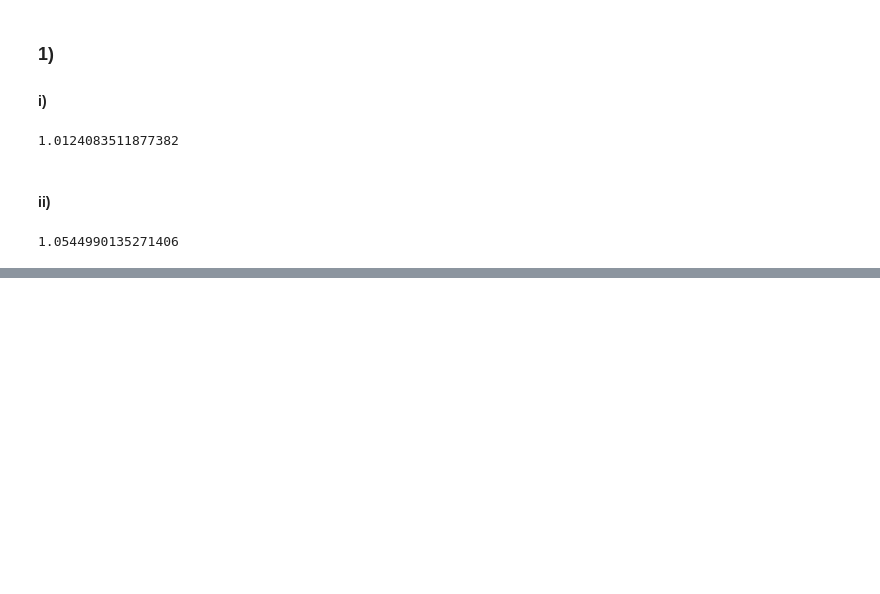
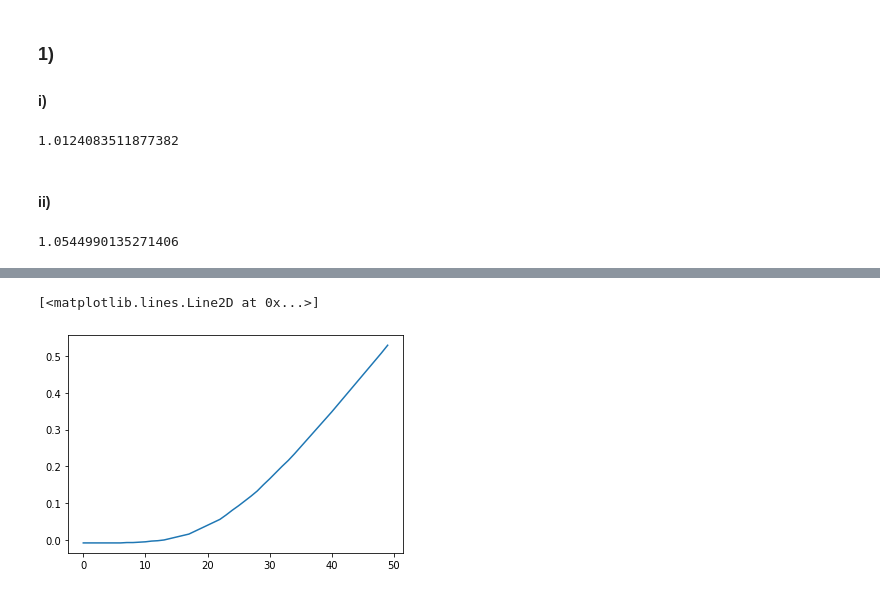
Before and after one commit to dexdx/Derivatives_Project, a Jupyter notebook: part_5.ipynb, the cells around one changed output, grey strips where cells are left out. Drawn from its saved outputs; the diff is of its cells as text; code cells hidden in the pictures; blank space fills up the shorter version.

```diff
--- a/part_5.ipynb
+++ b/part_5.ipynb
@@ -36,0 +56,10 @@ rcn2.price_RCN()
+# %%
+par_rate2 = 0
+rcn2_par = RCN_binomial(r, period_length, initial_price, delta, U, D,
+                       payment_dates, par_rate2, exercise_price, Simple=False, Callable=False, barrier_level=barrier_level)
+rcn2_par.set_barrier()
+while np.abs(rcn2_par.price_RCN() - 1) > .001:
+    par_rate2 += .001
+    rcn2_par = RCN_binomial(r, period_length, initial_price, delta, U, D,
+                       payment_dates, par_rate2, exercise_price, Simple=False, Callable=False, barrier_level=barrier_level)
+    rcn2_par.set_barrier()
@@ -36,0 +130,5 @@ rcn2.price_RCN()
+# %%
+plt.plot(par_simple)
+# %% [output]
+[<matplotlib.lines.Line2D at 0x...>]
+[figure, added]
```
Also changed, not shown: parts of 12 cells of this notebook.
